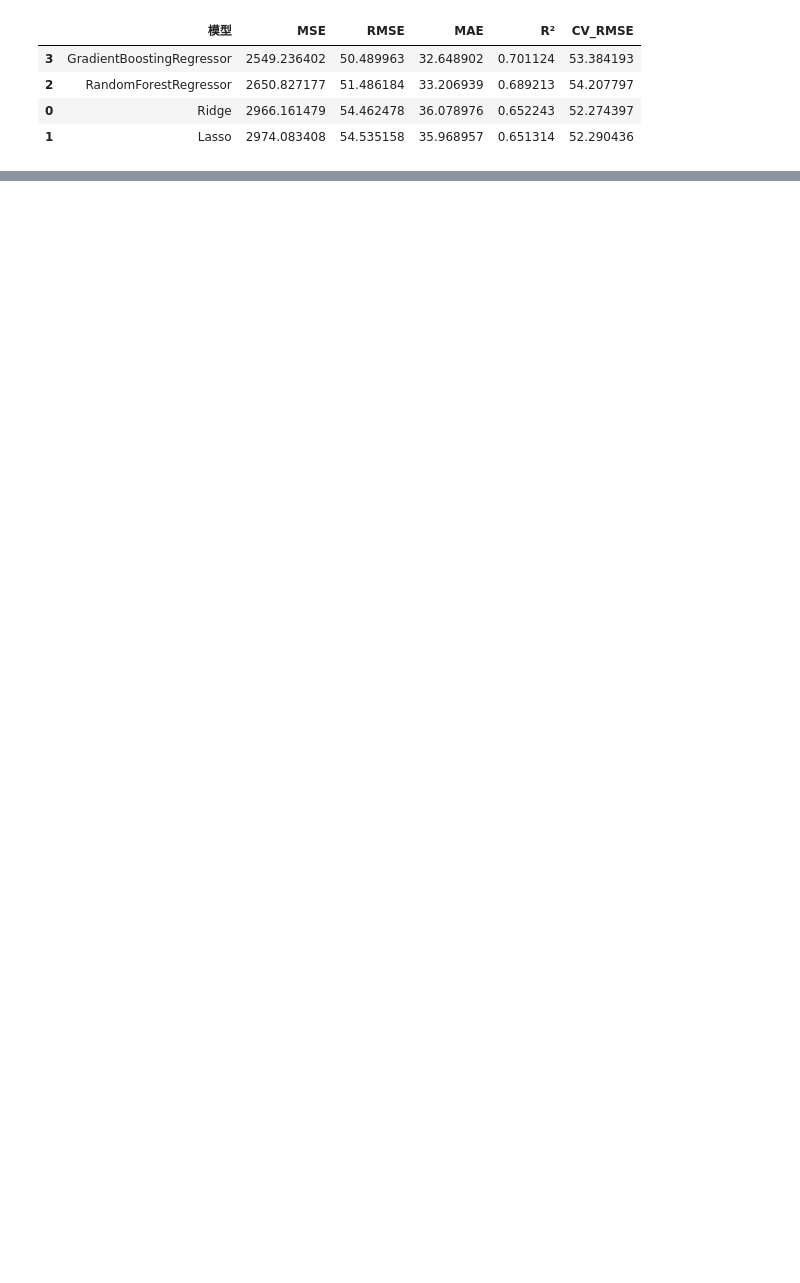
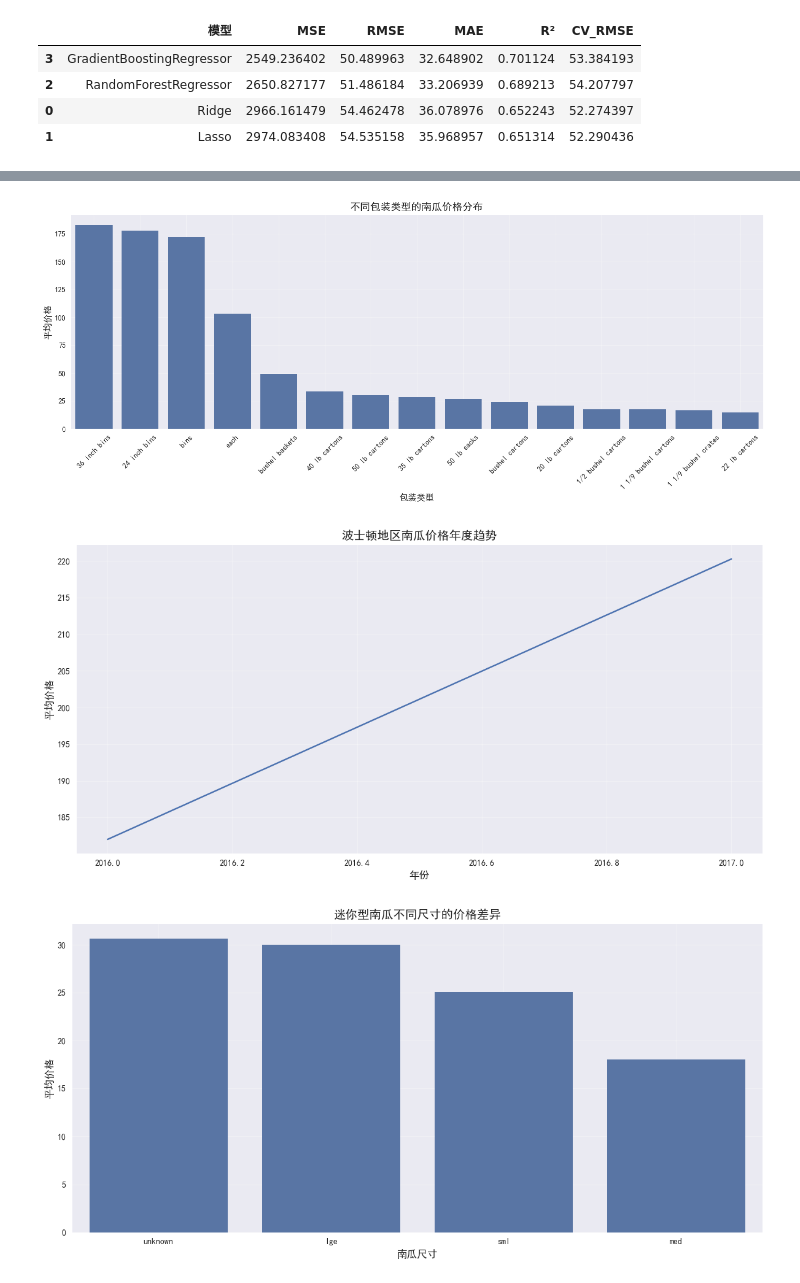
Before and after one commit to aaa123-avg/music_data_analysis_project, a Jupyter notebook: pumpkin_price_analysis_project/pumpkin_analysis.ipynb, the cells around one changed output, grey strips where cells are left out. Drawn from its saved outputs; the diff is of its cells as text; code cells hidden in the pictures; blank space fills up the shorter version.

```diff
--- a/pumpkin_price_analysis_project/pumpkin_analysis.ipynb
+++ b/pumpkin_price_analysis_project/pumpkin_analysis.ipynb
@@ -369,0 +398,47 @@ print(f"测试集 R²: {r2_score(y_test, best_rf_pred):.4f}")
+# %%
+# 分析包装类型对价格的影响
+df_package = df[['High Price', 'Package']].copy()
+df_package['Package'] = df_package['Package'].fillna('unknown')
+package_price = df_package.groupby('Package')['High Price'].mean().reset_index()
+
+plt.figure(figsize=(14, 6))
+sns.barplot(x='Package', y='High Price', data=package_price.sort_values('High Price', ascending=False))
+plt.xlabel('包装类型', fontsize=12)
+plt.ylabel('平均价格', fontsize=12)
+plt.title('不同包装类型的南瓜价格分布', fontsize=14)
+plt.grid(True, alpha=0.3)
+plt.xticks(rotation=45)
+plt.tight_layout()
+plt.show()
+
+# 分析波士顿地区价格趋势
+df_boston = df[df['City Name'] == 'BOSTON'][['High Price', 'Date']].copy()
+df_boston['Year'] = df_boston['Date'].dt.year
+boston_yearly_price = df_boston.groupby('Year')['High Price'].mean().reset_index()
+
+plt.figure(figsize=(12, 6))
+sns.lineplot(x='Year', y='High Price', data=boston_yearly_price)
+plt.xlabel('年份', fontsize=12)
+plt.ylabel('平均价格', fontsize=12)
+plt.title('波士顿地区南瓜价格年度趋势', fontsize=14)
+plt.grid(True, alpha=0.3)
+plt.tight_layout()
+plt.show()
+
+# 分析迷你型南瓜尺寸与价格关系
+df_miniature = df[df['Variety'] == 'MINIATURE'][['High Price', 'Item Size']].copy()
+df_miniature['Item Size'] = df_miniature['Item Size'].fillna('unknown')
+miniature_size_price = df_miniature.groupby('Item Size')['High Price'].mean().reset_index()
+
+plt.figure(figsize=(12, 6))
+sns.barplot(x='Item Size', y='High Price', data=miniature_size_price.sort_values('High Price', ascending=False))
+plt.xlabel('南瓜尺寸', fontsize=12)
+plt.ylabel('平均价格', fontsize=12)
+plt.title('迷你型南瓜不同尺寸的价格差异', fontsize=14)
+plt.grid(True, alpha=0.3)
+plt.tight_layout()
+plt.show()
+# %% [output]
+[figure, added]
+[figure, added]
+[figure, added]
```
Also changed, not shown: parts of 13 cells of this notebook.
